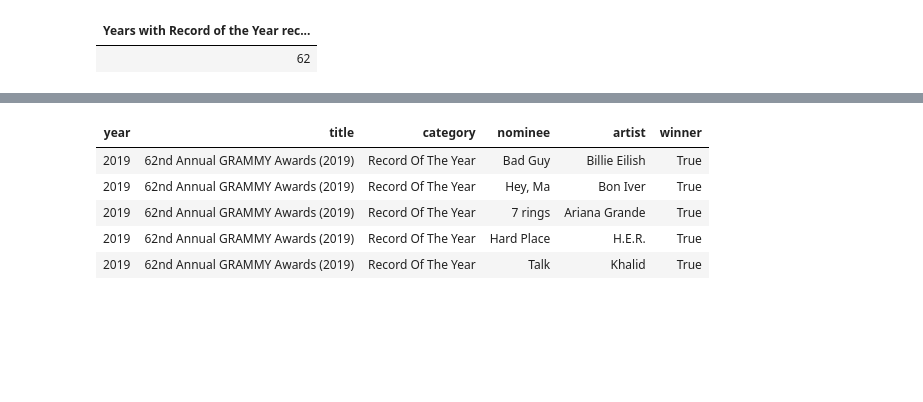
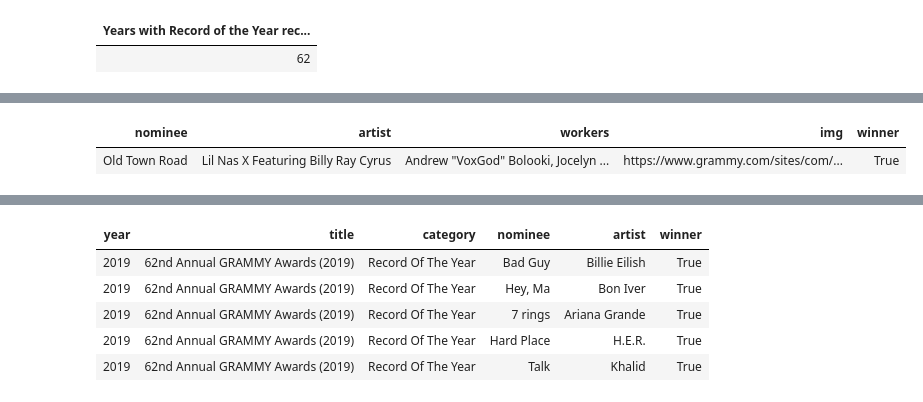
Before and after one commit to mackrauss/3252-BigData-Group-F, a Jupyter notebook: Group F - Data Project.ipynb, the cells around one changed output, grey strips where cells are left out. Cells and saved outputs as stored; diff of their text form; code cells hidden in the pictures; blank space fills up the shorter version.

```diff
--- a/Group F - Data Project.ipynb
+++ b/Group F - Data Project.ipynb
@@ -172,3 +199,13 @@ df_record.createOrReplaceTempView(temp_table_name)
+# %%
+%sql
+-- Show data import error
+-- if the field img shows an URL the import worked as expected
+select nominee, artist, workers, img, winner
+from `record_of_the_year`
+where nominee = "Old Town Road"
+# %% [output]
+| nominee | artist | workers | img | winner |
+| Old Town Road | Lil Nas X Featuring Billy Ray Cyrus | Andrew "VoxGod" Bolooki, Jocelyn ... | https://www.grammy.com/sites/com/... | True |
 # %%
 %sql
 select *
```
Also changed, not shown: parts of 5 cells of this notebook.
